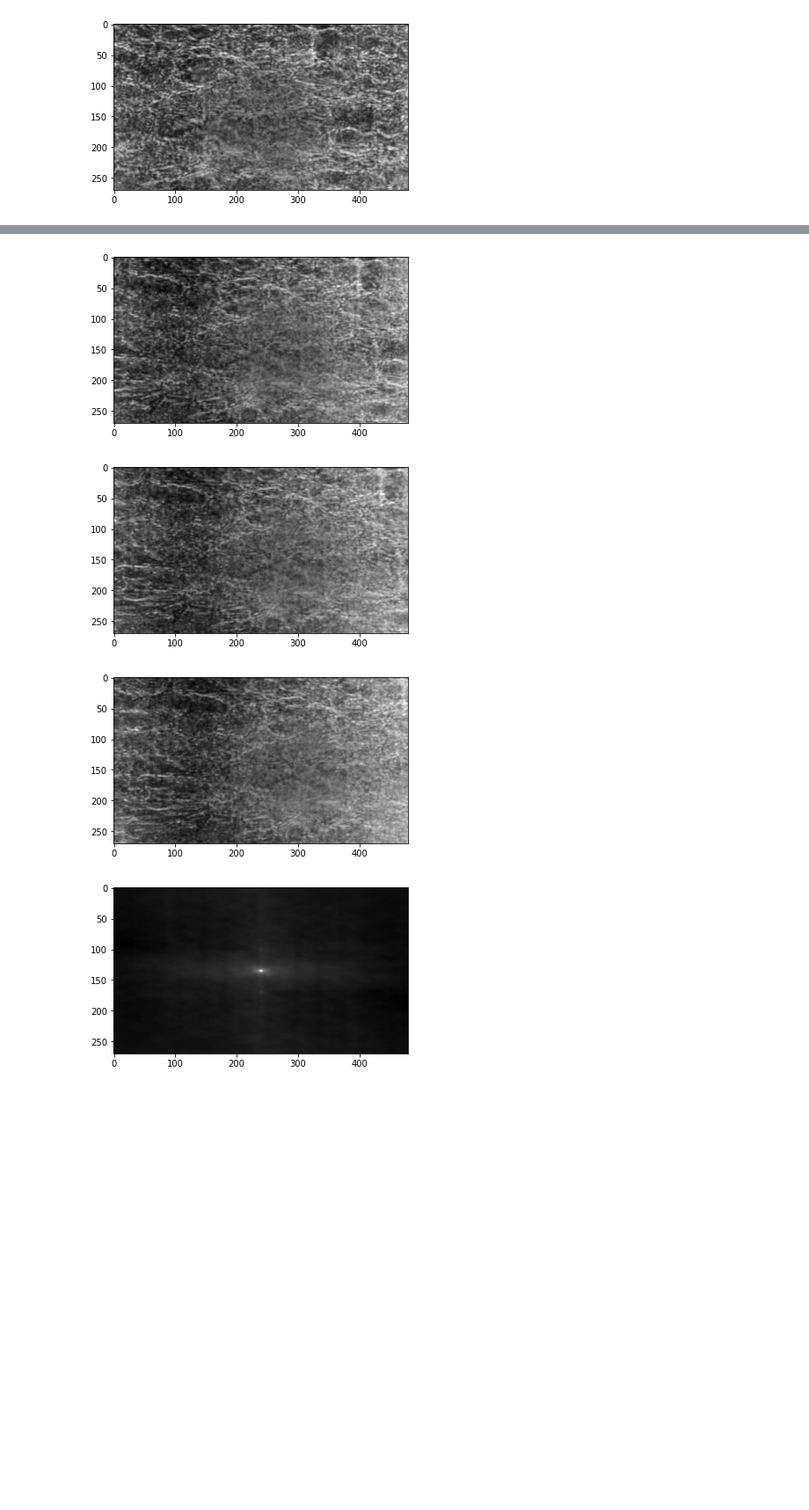
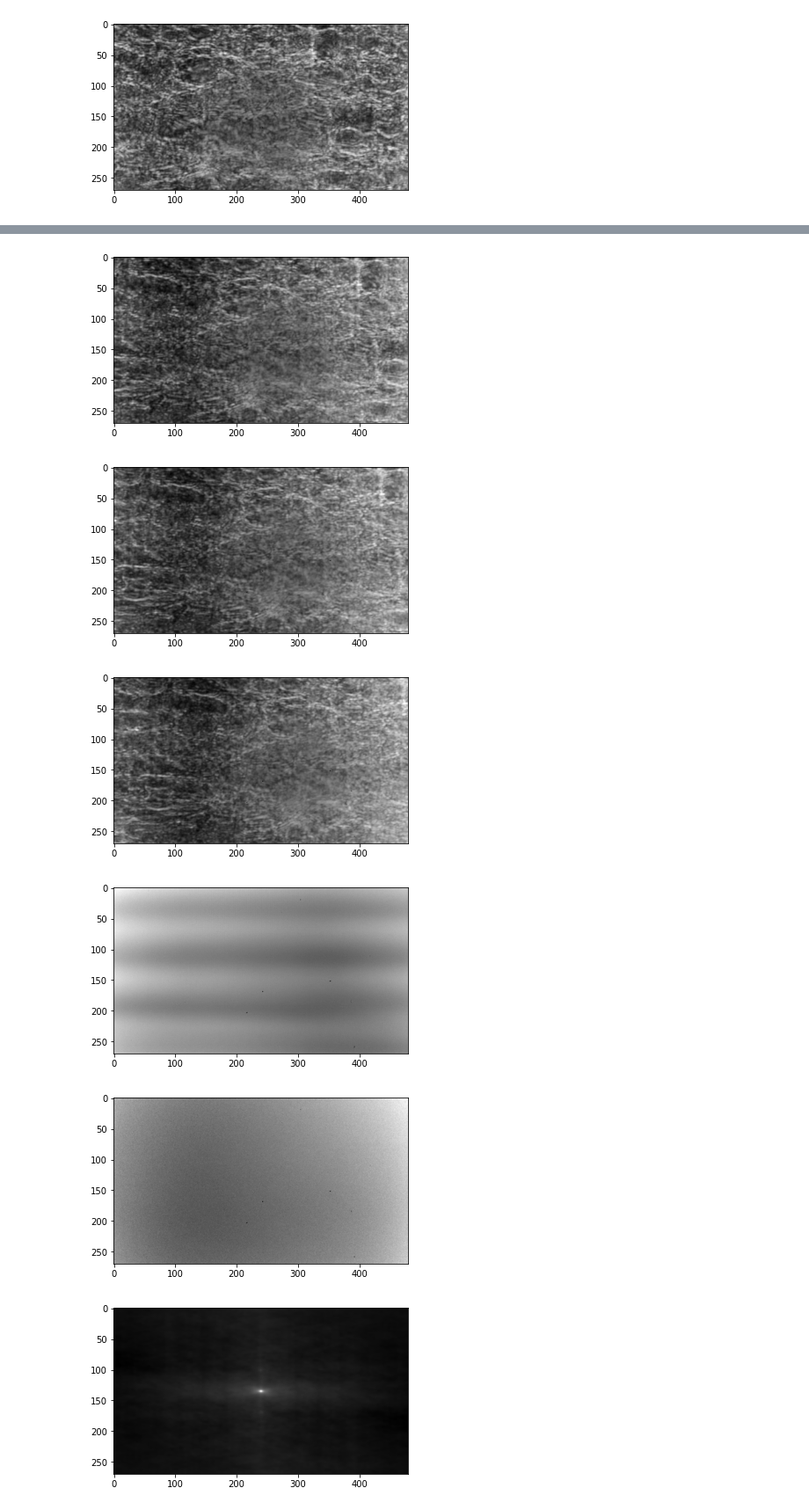
Before and after one commit to olivierleblanc/diffusercam, a Jupyter notebook: bernat/test01.ipynb, the cells around one changed output, grey strips where cells are left out. Shown at 88% size. Drawn from its saved outputs; the diff is of its cells as text; code cells hidden in the pictures; blank space fills up the shorter version.

```diff
--- a/bernat/test01.ipynb
+++ b/bernat/test01.ipynb
@@ -86,35 +84,37 @@ i1_20 = Image.open('from_camera/test01/t1d20.png')
 i1_20=i1_20.resize(newsize,Image.ANTIALIAS)
 i1_20 = np.array(i1_20,dtype=float)
 i1_20 = i1_20[:, :, 0]
 
 #Print image
 plt.imshow(i1_20,cmap='gray')
 plt.show()
 
 #Import image
-i1_88 = Image.open('from_camera/test01/t1d20.png')
+i1_88 = Image.open('from_camera/test01/extra1.png')
 i1_88=i1_88.resize(newsize,Image.ANTIALIAS)
 i1_88 = np.array(i1_88,dtype=float)
 i1_88 = i1_88[:, :, 0]
 
 #Print image
 plt.imshow(i1_88,cmap='gray')
 plt.show()
 
 #Import image
-i1_99 = Image.open('from_camera/test01/t1d20.png')
+i1_99 = Image.open('from_camera/test01/extra2.png')
 i1_99=i1_99.resize(newsize,Image.ANTIALIAS)
 i1_99 = np.array(i1_99,dtype=float)
 i1_99 = i1_99[:, :, 0]
 
 #Print image
 plt.imshow(i1_99,cmap='gray')
 plt.show()
 # %% [output]
 [figure]
 [figure]
 [figure]
 [figure]
+[figure, added]
+[figure, added]
 # %%
 hf=np.flip(h)
 z1_00=signal.fftconvolve(i1_00,hf,mode='same')
```
Also changed, not shown: parts of 4 cells of this notebook.
